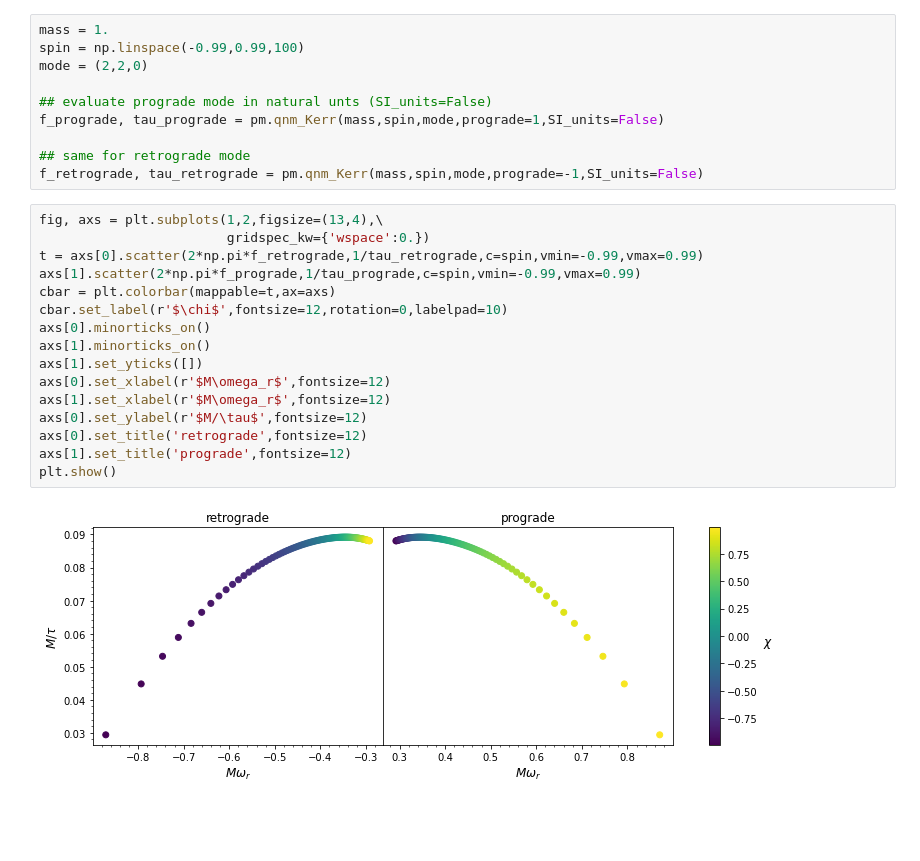
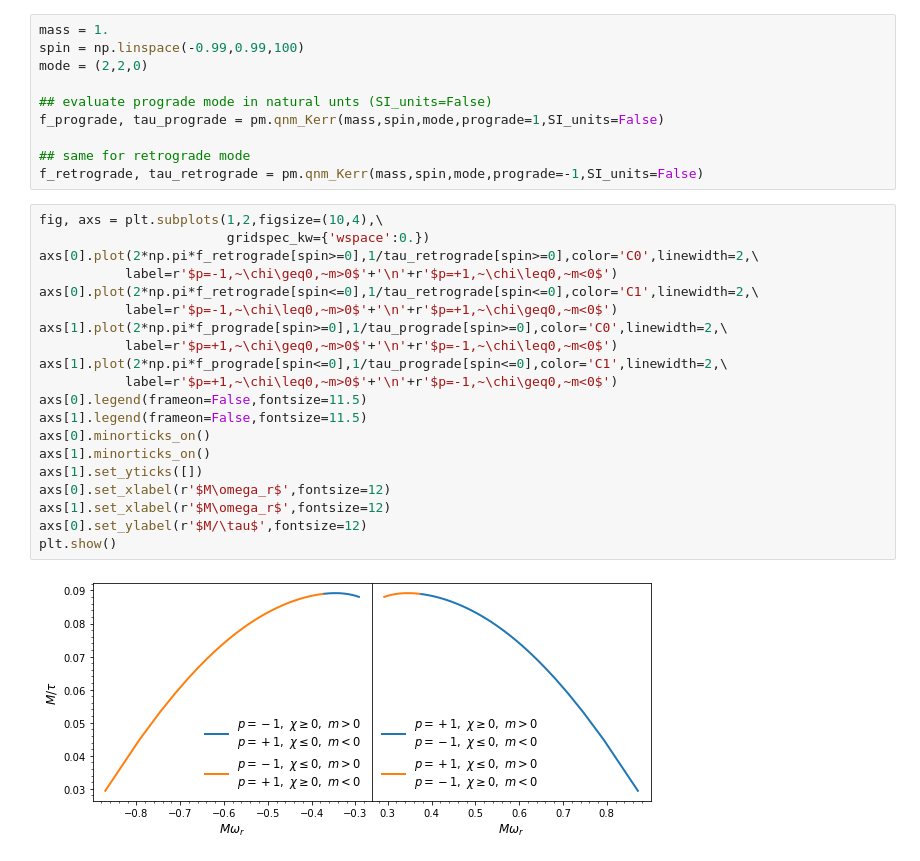
Before and after one commit to cpacilio/postmerger, a Jupyter notebook: examples/qnm_Kerr.ipynb, the cells around one changed output. Saved outputs shown, nothing was run; the diff lists cells and outputs as text; blank space fills up the shorter version.

```diff
--- a/examples/qnm_Kerr.ipynb
+++ b/examples/qnm_Kerr.ipynb
@@ -94,21 +94,25 @@ f_prograde, tau_prograde = pm.qnm_Kerr(mass,spin,mode,prograde=1,SI_units=False)
 
 ## same for retrograde mode
 f_retrograde, tau_retrograde = pm.qnm_Kerr(mass,spin,mode,prograde=-1,SI_units=False)
-# %%
-fig, axs = plt.subplots(1,2,figsize=(13,4),\
-                        gridspec_kw={'wspace':0.})
-t = axs[0].scatter(2*np.pi*f_retrograde,1/tau_retrograde,c=spin,vmin=-0.99,vmax=0.99)
-axs[1].scatter(2*np.pi*f_prograde,1/tau_prograde,c=spin,vmin=-0.99,vmax=0.99)
-cbar = plt.colorbar(mappable=t,ax=axs)
-cbar.set_label(r'$\chi$',fontsize=12,rotation=0,labelpad=10)
-axs[0].minorticks_on()
-axs[1].minorticks_on()
-axs[1].set_yticks([])
-axs[0].set_xlabel(r'$M\omega_r$',fontsize=12)
-axs[1].set_xlabel(r'$M\omega_r$',fontsize=12)
-axs[0].set_ylabel(r'$M/\tau$',fontsize=12)
-axs[0].set_title('retrograde',fontsize=12)
-axs[1].set_title('prograde',fontsize=12)
-plt.show()
-# %% [output]
-[figure, removed]
+# %%
+fig, axs = plt.subplots(1,2,figsize=(10,4),\
+                        gridspec_kw={'wspace':0.})
+axs[0].plot(2*np.pi*f_retrograde[spin>=0],1/tau_retrograde[spin>=0],color='C0',linewidth=2,\
+           label=r'$p=-1,~\chi\geq0,~m>0$'+'\n'+r'$p=+1,~\chi\leq0,~m<0$')
+axs[0].plot(2*np.pi*f_retrograde[spin<=0],1/tau_retrograde[spin<=0],color='C1',linewidth=2,\
+           label=r'$p=-1,~\chi\leq0,~m>0$'+'\n'+r'$p=+1,~\chi\geq0,~m<0$')
+axs[1].plot(2*np.pi*f_prograde[spin>=0],1/tau_prograde[spin>=0],color='C0',linewidth=2,\
+           label=r'$p=+1,~\chi\geq0,~m>0$'+'\n'+r'$p=-1,~\chi\leq0,~m<0$')
+axs[1].plot(2*np.pi*f_prograde[spin<=0],1/tau_prograde[spin<=0],color='C1',linewidth=2,\
+           label=r'$p=+1,~\chi\leq0,~m>0$'+'\n'+r'$p=-1,~\chi\geq0,~m<0$')
+axs[0].legend(frameon=False,fontsize=11.5)
+axs[1].legend(frameon=False,fontsize=11.5)
+axs[0].minorticks_on()
+axs[1].minorticks_on()
+axs[1].set_yticks([])
+axs[0].set_xlabel(r'$M\omega_r$',fontsize=12)
+axs[1].set_xlabel(r'$M\omega_r$',fontsize=12)
+axs[0].set_ylabel(r'$M/\tau$',fontsize=12)
+plt.show()
+# %% [output]
+[figure, added]
```
Also changed, not shown: 4 other files.
